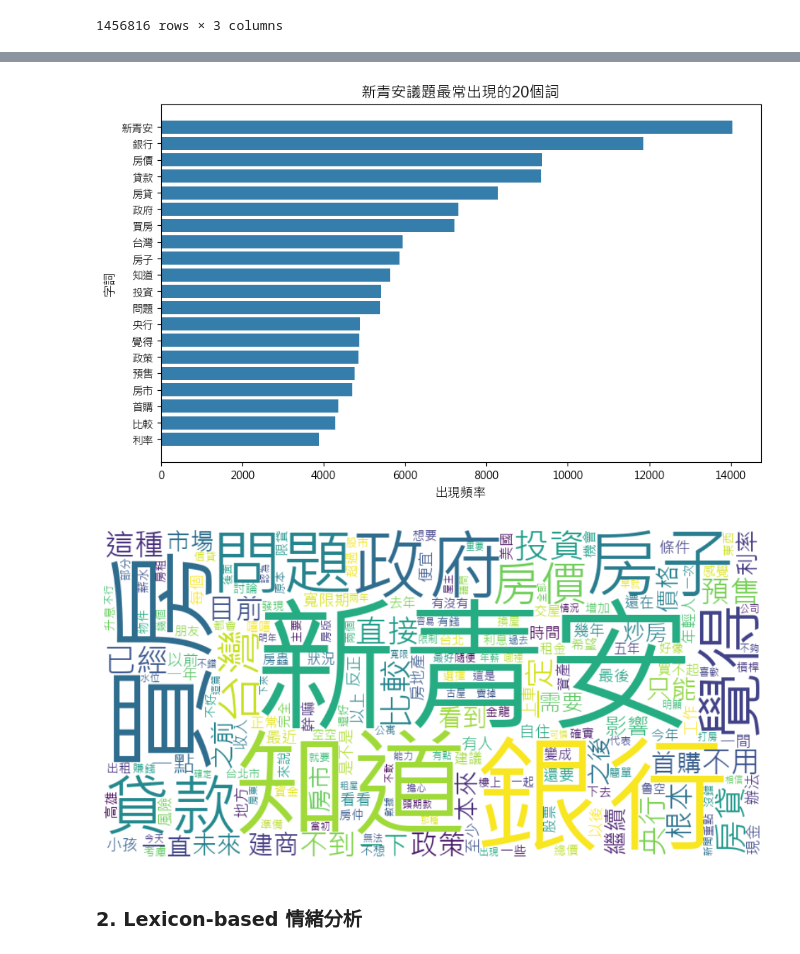
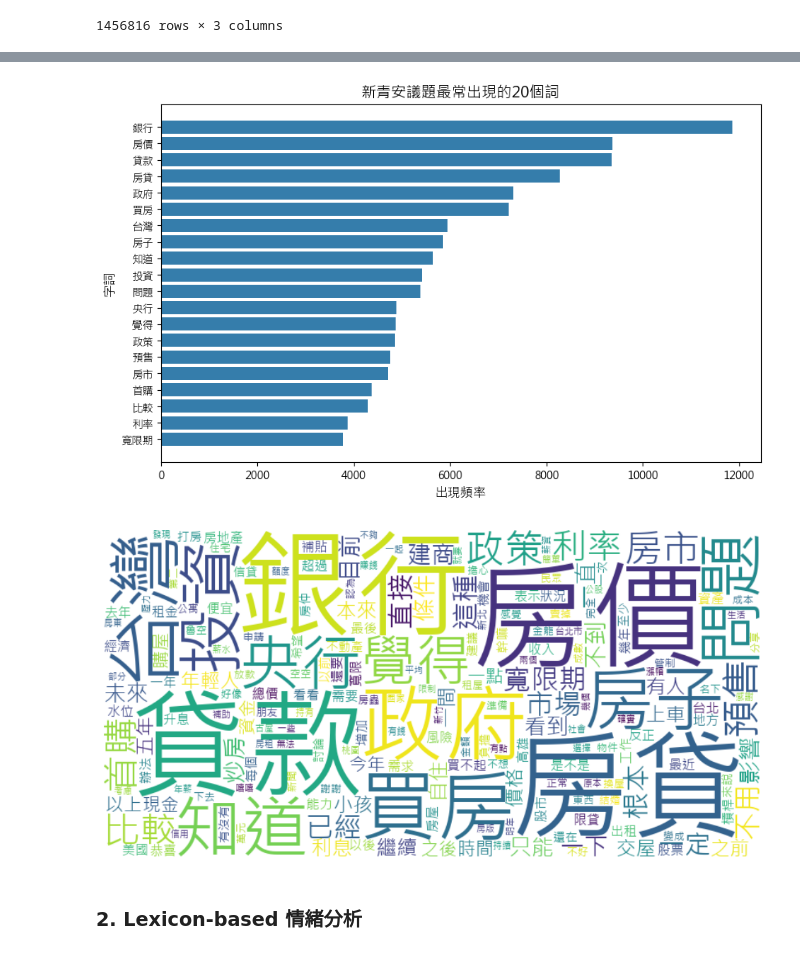
Before and after one commit to hsuan1120/Loan, a Jupyter notebook: loans.ipynb, the cells around one changed output, grey strips where cells are left out. Drawn from its saved outputs; the diff is of its cells as text; code cells hidden in the pictures.

```diff
--- a/loans.ipynb
+++ b/loans.ipynb
@@ -300,6 +306,10 @@ data
 word_frq = data.groupby(['word'],as_index=False).size()
 word_frq.sort_values(by=['size'], ascending=False,inplace=True)  #排序
 word_frq = word_frq[word_frq['size']>10]  # 過濾出現太少次的字
+
+# 過濾掉新青安的詞
+exclude_words = ['新青安','青年安心成家貸款','青安貸款','青年安心成家購屋','青年首購貸款']
+word_frq = word_frq[~word_frq['word'].isin(exclude_words)]
 
 # 繪製前20常出現的字
 n = 20
@@ -313,23 +323,23 @@ plt.title('新青安議題最常出現的20個詞', fontsize = 14)
 plt.gca().invert_yaxis()
 plt.show()
 # %% [output]
-[figure, old version]
+[figure, new version]
 # %%
 # 繪製文字雲
-word = " ".join(data['word'].to_list())
+word = " ".join(word_frq['word'].to_list())
 
 wc = WordCloud(
     font_path='msjh.ttc',
     width = 800,
     height = 400, background_color='white'
 ).generate(word)
 
 plt.figure(figsize=(12,10))
 plt.imshow(wc, interpolation='bilinear')
 plt.axis('off')
 plt.show()
 # %% [output]
-[figure, old version]
+[figure, new version]
 # %% [markdown]
 ### 2. Lexicon-based 情緒分析
 # %%
```
Also changed, not shown: parts of 11 cells of this notebook.
